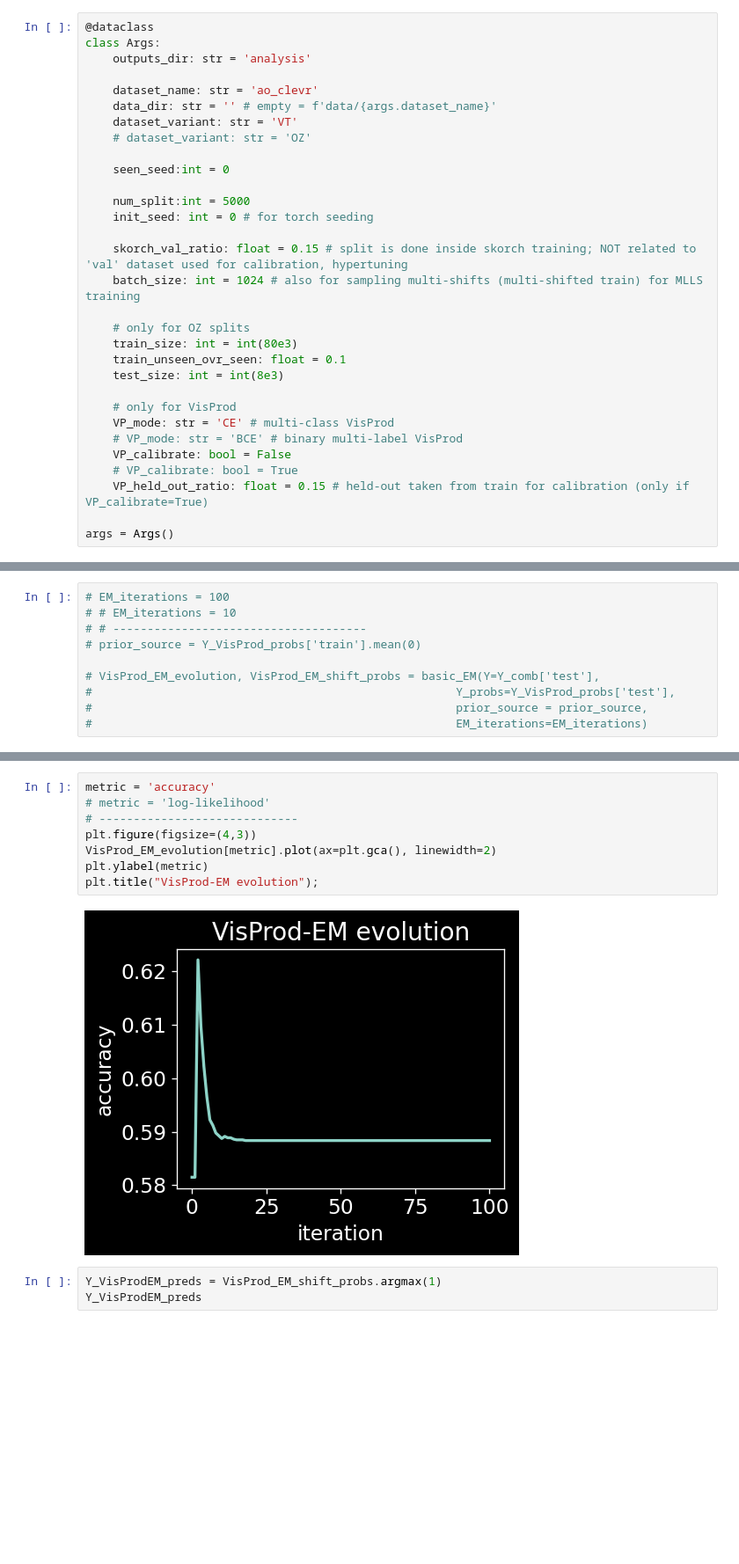
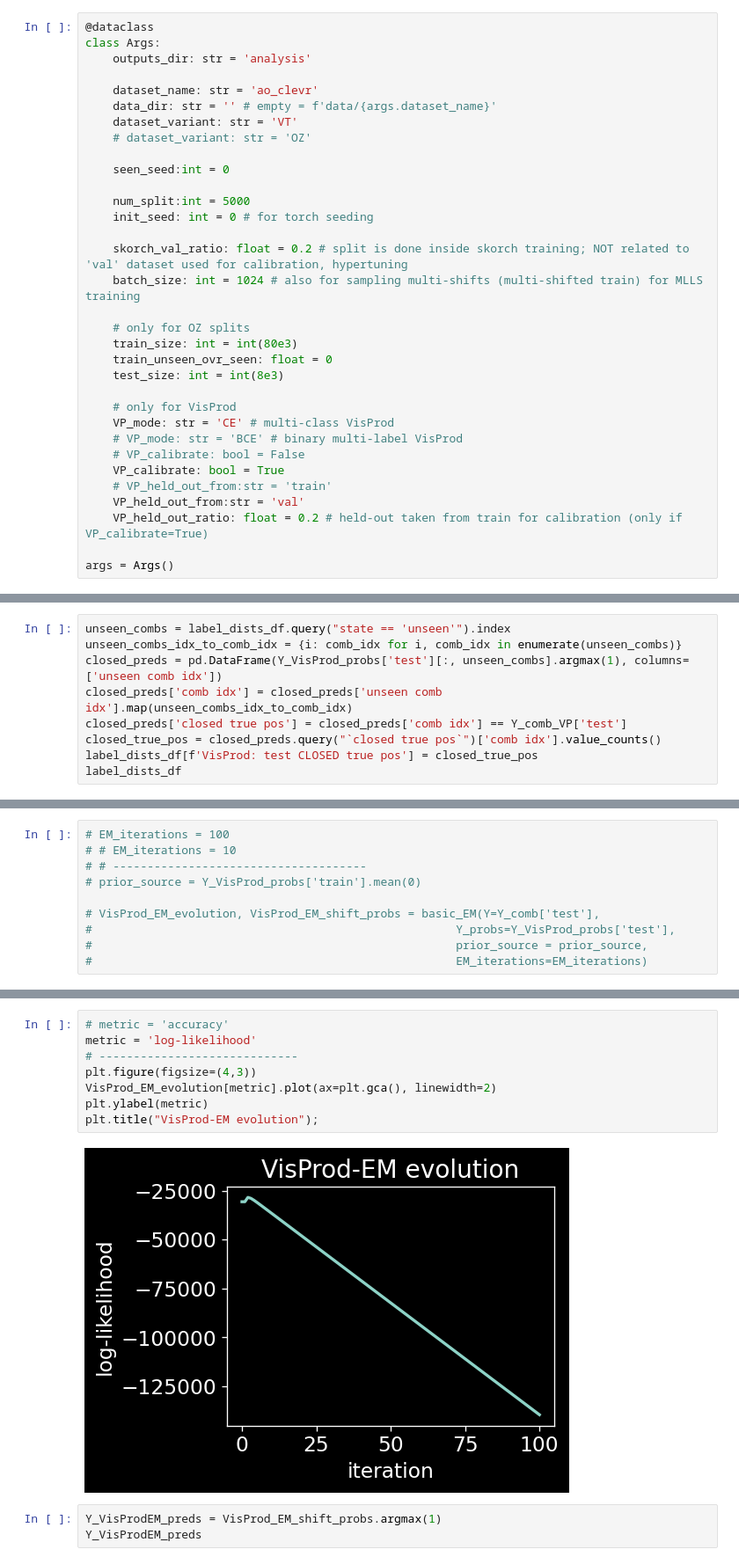
Before and after one commit to Ozziko/causal_comp, a Jupyter notebook: MLLS.ipynb, the cells around one changed output, grey strips where cells are left out. Shown: that part at 88% size. Drawn from its saved outputs; the diff is of its cells as text; blank space fills up the shorter version.

Commit message:
Added closed metric

```diff
--- a/MLLS.ipynb
+++ b/MLLS.ipynb
@@ -69,20 +69,22 @@ class Args:
     num_split:int = 5000
     init_seed: int = 0 # for torch seeding
 
-    skorch_val_ratio: float = 0.15 # split is done inside skorch training; NOT related to 'val' dataset used for calibration, hypertuning
+    skorch_val_ratio: float = 0.2 # split is done inside skorch training; NOT related to 'val' dataset used for calibration, hypertuning
     batch_size: int = 1024 # also for sampling multi-shifts (multi-shifted train) for MLLS training
 
     # only for OZ splits
     train_size: int = int(80e3)
-    train_unseen_ovr_seen: float = 0.1
+    train_unseen_ovr_seen: float = 0
     test_size: int = int(8e3)
 
     # only for VisProd
     VP_mode: str = 'CE' # multi-class VisProd
     # VP_mode: str = 'BCE' # binary multi-label VisProd
-    VP_calibrate: bool = False
-    # VP_calibrate: bool = True
-    VP_held_out_ratio: float = 0.15 # held-out taken from train for calibration (only if VP_calibrate=True)
+    # VP_calibrate: bool = False
+    VP_calibrate: bool = True
+    # VP_held_out_from:str = 'train'
+    VP_held_out_from:str = 'val'
+    VP_held_out_ratio: float = 0.2 # held-out taken from train for calibration (only if VP_calibrate=True)
 
 args = Args()
 # %%
@@ -1032,3 +1083,12 @@ label_dists_df
 | 21 | sphere | purple | 7476 | 0.041533 | 2 | 5 | NaN | NaN | ... |
 | 22 | sphere | red | 7425 | 0.041250 | 2 | 6 | 6681.0 | 0.082524 | ... |
 | 23 | sphere | yellow | 7581 | 0.042117 | 2 | 7 | 6883.0 | 0.085019 | ... |
+# %%
+unseen_combs = label_dists_df.query("state == 'unseen'").index
+unseen_combs_idx_to_comb_idx = {i: comb_idx for i, comb_idx in enumerate(unseen_combs)}
+closed_preds = pd.DataFrame(Y_VisProd_probs['test'][:, unseen_combs].argmax(1), columns=['unseen comb idx'])
+closed_preds['comb idx'] = closed_preds['unseen comb idx'].map(unseen_combs_idx_to_comb_idx)
+closed_preds['closed true pos'] = closed_preds['comb idx'] == Y_comb_VP['test']
+closed_true_pos = closed_preds.query("`closed true pos`")['comb idx'].value_counts()
+label_dists_df[f'VisProd: test CLOSED true pos'] = closed_true_pos
+label_dists_df
@@ -1077,13 +1158,13 @@ array([9.72706565e-02, 8.43765124e-02, 6.96004156e-06, 9.90075400e-02,
 # %%
-metric = 'accuracy'
-# metric = 'log-likelihood'
+# metric = 'accuracy'
+metric = 'log-likelihood'
 # -----------------------------
 plt.figure(figsize=(4,3))
 VisProd_EM_evolution[metric].plot(ax=plt.gca(), linewidth=2)
 plt.ylabel(metric)
 plt.title("VisProd-EM evolution");
 # %% [output]
-[figure, old version]
+[figure, new version]
 # %%
 Y_VisProdEM_preds = VisProd_EM_shift_probs.argmax(1)
 Y_VisProdEM_preds
```
Also changed, not shown: parts of 29 cells of this notebook.
